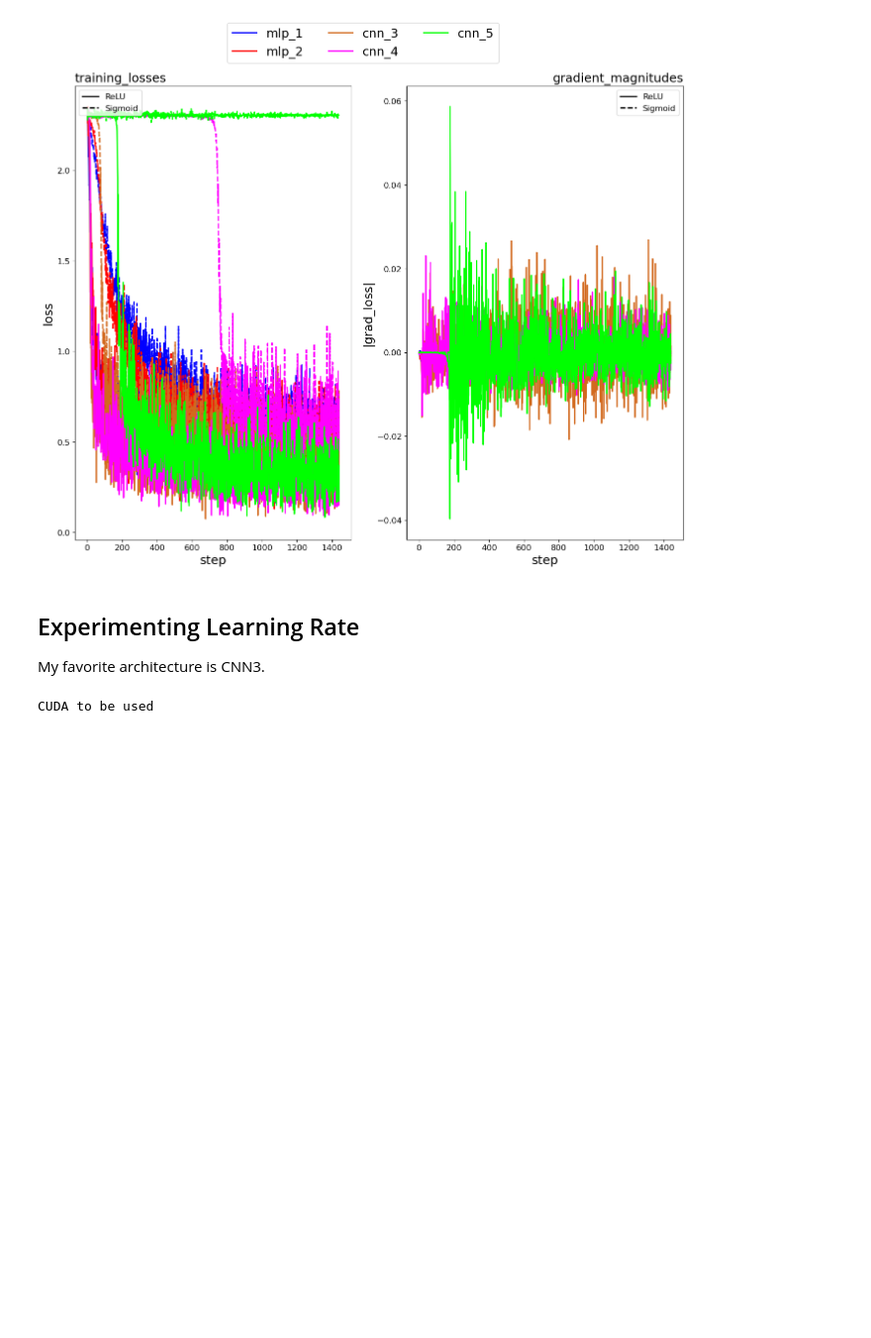
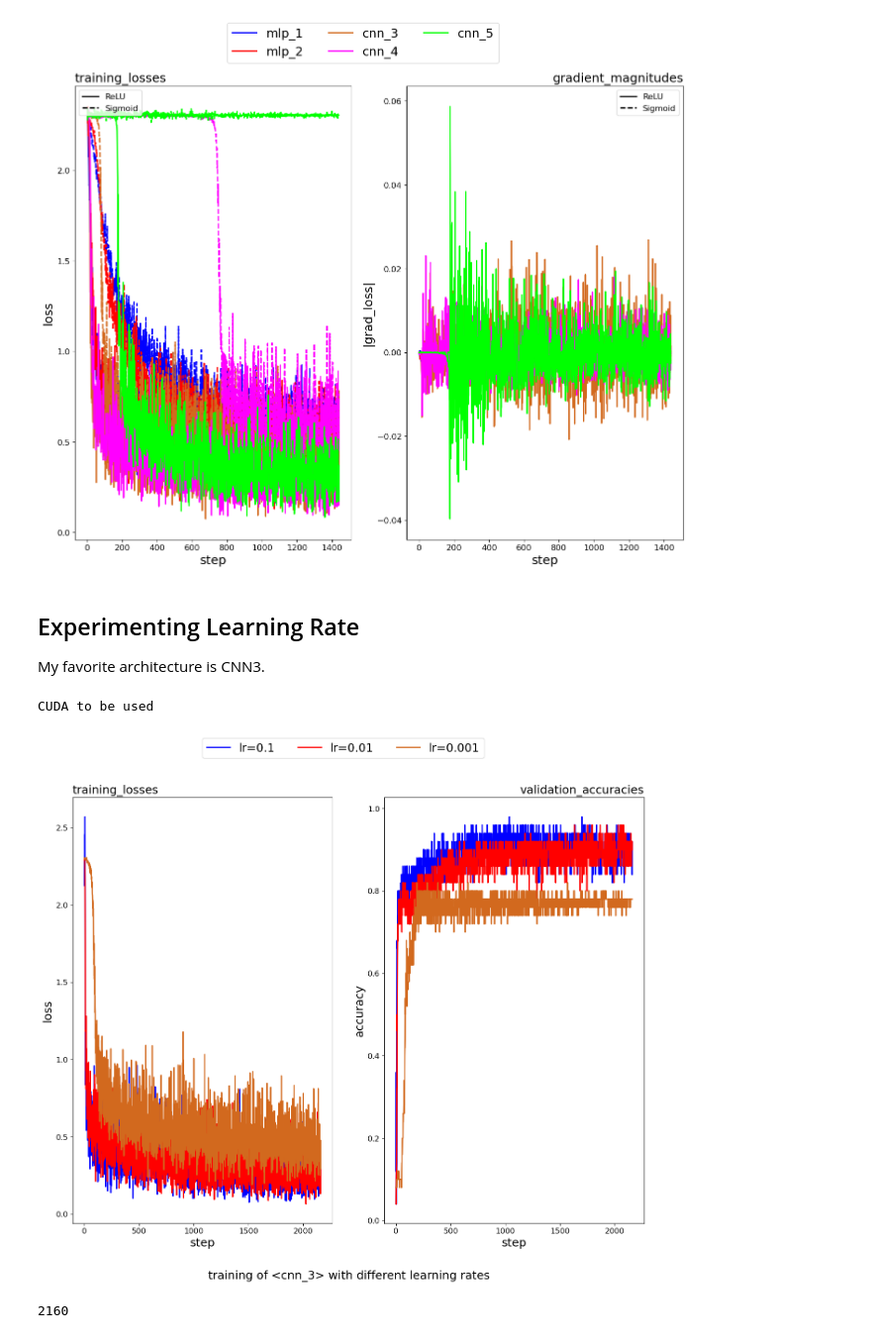
Before and after one commit to ahmetakman/EE449_homeworks, a Jupyter notebook: hw1/hw1.ipynb, the cells around one changed output. Shown at 99% size. Cells and saved outputs as stored; diff of their text form; code cells hidden in the pictures; blank space fills up the shorter version.

```diff
--- a/hw1/hw1.ipynb
+++ b/hw1/hw1.ipynb
@@ -2396,3 +2396,16 @@ with open('q5_models/part5_cnn_3_dict.pkl', 'wb') as f:
     pickle.dump(cnn_3_dict, f)
 # %% [output]
 CUDA to be used
+# %%
+from utils import part5Plots
+import pickle
+
+# load the pickle files
+with open('q5_models/part5_cnn_3_dict.pkl', 'rb') as f:
+    cnn_3_dict = pickle.load(f)
+
+part5Plots(cnn_3_dict, "q5_models")
+print(len(cnn_3_dict['val_acc_curve_1']))
+# %% [output]
+[figure, added]
+2160
```
Also changed, not shown: parts of 3 cells of this notebook, 2 other files.
